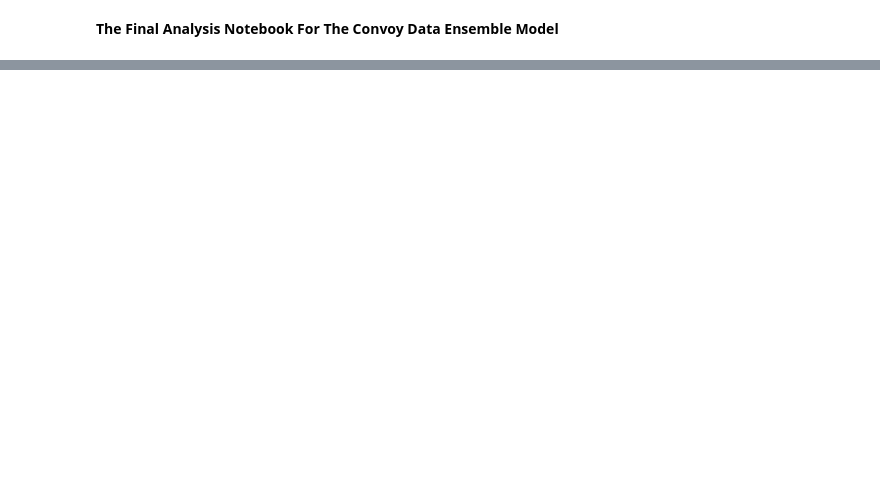
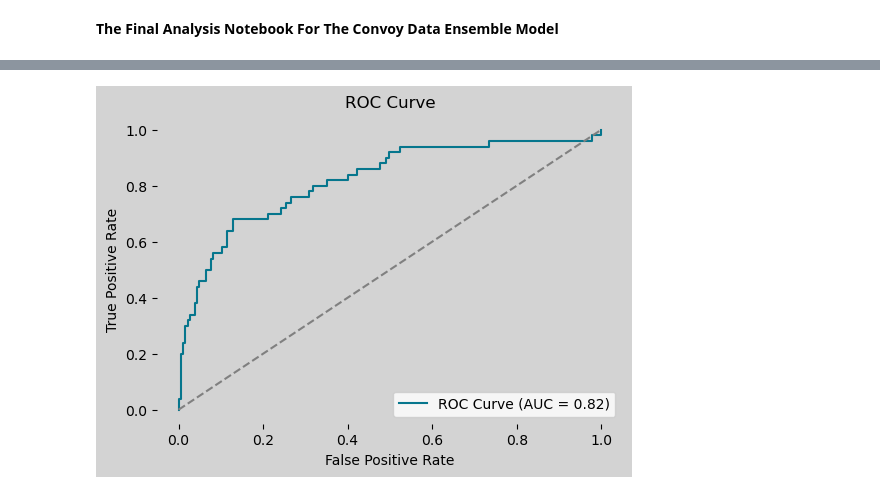
Before and after one commit to MAP9900/Convoy-Predictor-Project, a Jupyter notebook: notebooks/models/Results.ipynb, the cells around one changed output, grey strips where cells are left out. Saved outputs shown, nothing was run; the diff lists cells and outputs as text; code cells hidden in the pictures; blank space fills up the shorter version.

```diff
--- a/notebooks/models/Results.ipynb
+++ b/notebooks/models/Results.ipynb
@@ -57,0 +276,29 @@ feature_names[:-1]
+# %%
+# ROC Curve Plot (FiveModel_CalSoft_t0.25)
+from sklearn.metrics import roc_curve
+
+def plot_roc_curve(fpr, tpr, ROC_AUC, model_name):
+    """
+    ROC Curve Plot
+    """
+    plt.figure(figsize=(6,4), facecolor='lightgrey')
+    plt.plot(fpr, tpr, color='#06768d', label=f'ROC Curve (AUC = {ROC_AUC:.2f})')
+    plt.plot([0, 1], [0, 1], color='grey', linestyle='--')
+    plt.xlabel('False Positive Rate')
+    plt.ylabel('True Positive Rate')
+    plt.title('ROC Curve')
+    plt.legend(loc='lower right')
+    ax = plt.gca()
+    ax.set_facecolor('lightgrey')
+    for spine in plt.gca().spines.values():
+        spine.set_visible(False)
+    plt.savefig(f"/Users/matthewplambeck/Desktop/Convoy Predictor/Plots/{model_name}_PR_Curve.png")
+    plt.show()
+
+model_name = "FiveModel_CalSoft_t0.25"
+y_proba = voter_calsoft_025.predict_proba(X_test)[:, 1]
+fpr, tpr, _ = roc_curve(y_test, y_proba)
+ROC_AUC = roc_auc_score(y_test, y_proba)
+plot_roc_curve(fpr, tpr, ROC_AUC, model_name=model_name)
+# %% [output]
+[figure, added]
```
Also changed, not shown: parts of 9 cells of this notebook, 3 other files.
